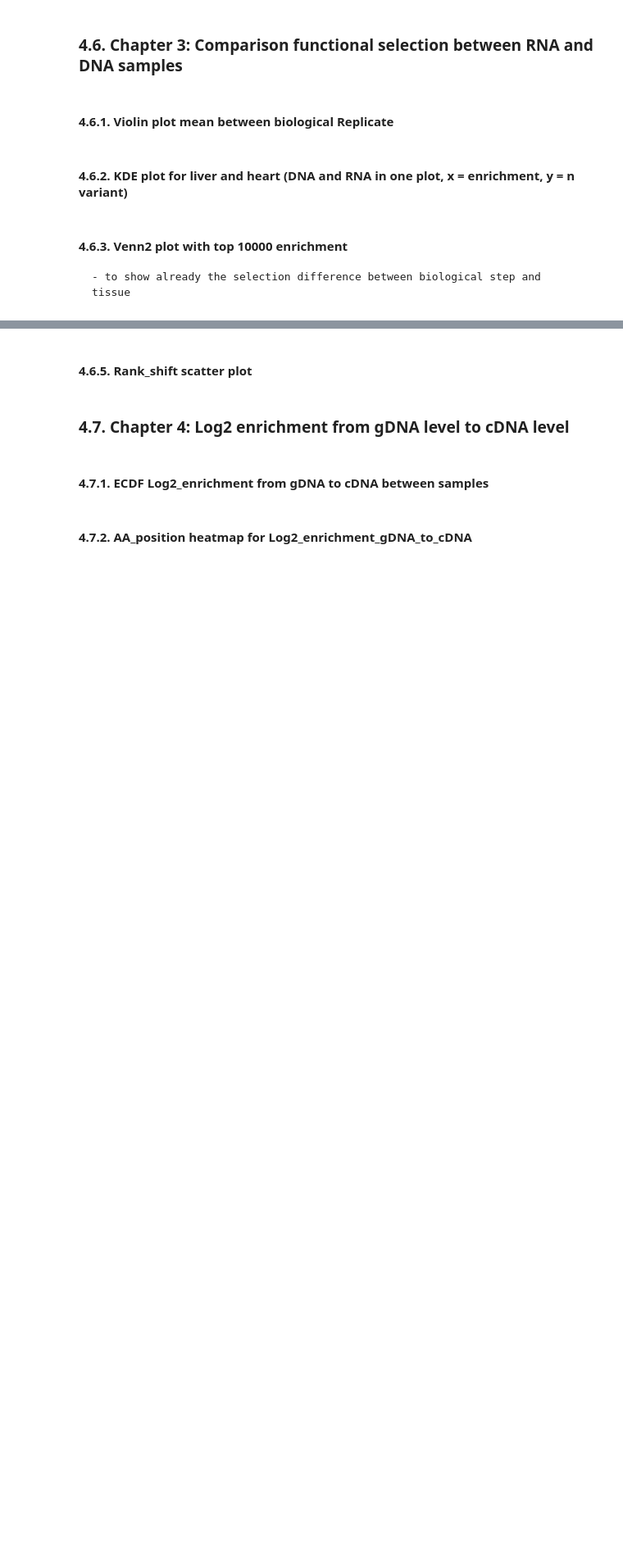
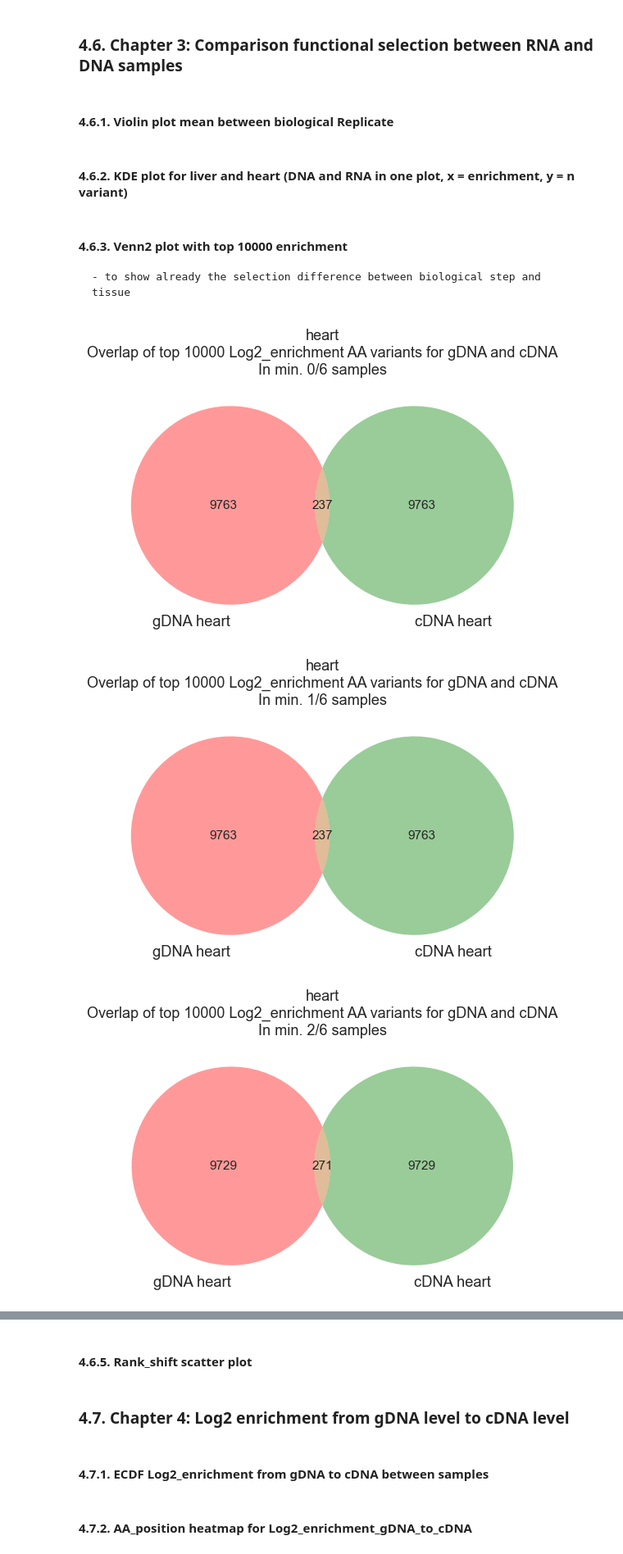
Before and after one commit to Kolly97/Internship_Grimm_Lab, a Jupyter notebook: Script_plots.ipynb, the cells around one changed output, grey strips where cells are left out. Shown at 82% size. Saved outputs shown, nothing was run; the diff lists cells and outputs as text; code cells hidden in the pictures; blank space fills up the shorter version.

```diff
--- a/Script_plots.ipynb
+++ b/Script_plots.ipynb
@@ -818,7 +1180,7 @@ for tissues, exts in product (TISSUE, EXT):
         extraction = exts,
         column = 'Log2_enrichment',
         replicate = 'biological',
-        no_pseudo=False,
+        n_tissues=False,
         save = True,
         output_path = figures_dir/'2_enrichment'/'1_ECDF'/'with_pseudo'
     );
@@ -878,3 +1240,19 @@ for tissue, n_p in product (TISSUE, n):
 # %% [markdown]
 #### 4.6.3. Venn2 plot with top 10000 enrichment
     - to show already the selection difference between biological step and tissue
+# %%
+number = list(range(0, 7, 1))
+
+for tissue, n in product (TISSUE, number):
+    venn2_top_enrichment_variants (
+        df_pooled,
+        tissue,
+        10000,
+        n_samples=n,
+        save = True,
+        output_path=figures_dir/'3_gDNA_vs_cDNA'/'3_Venn2_log2'
+    )
+# %% [output]
+[figure, added]
+[figure, added]
+[figure, added]
```
Also changed, not shown: parts of 19 cells of this notebook.
